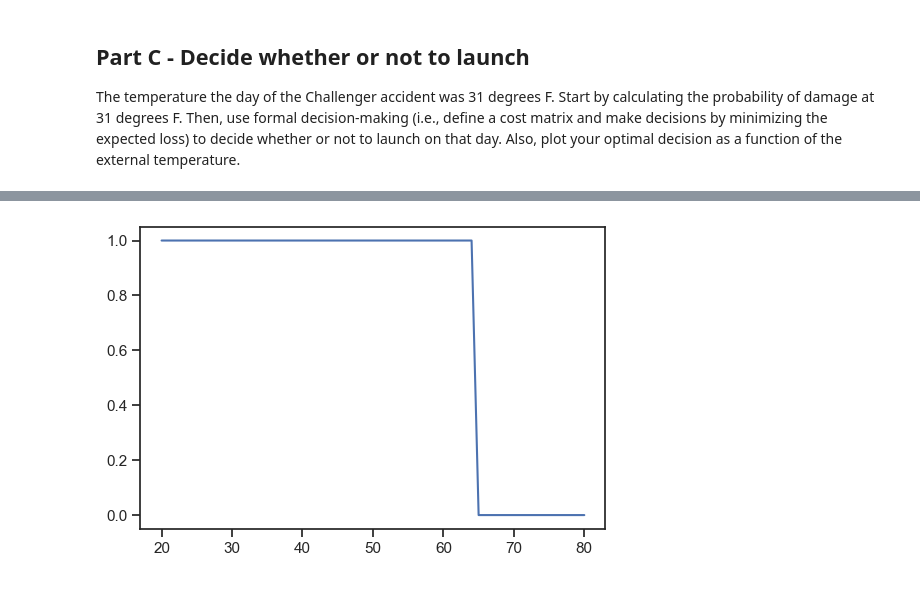
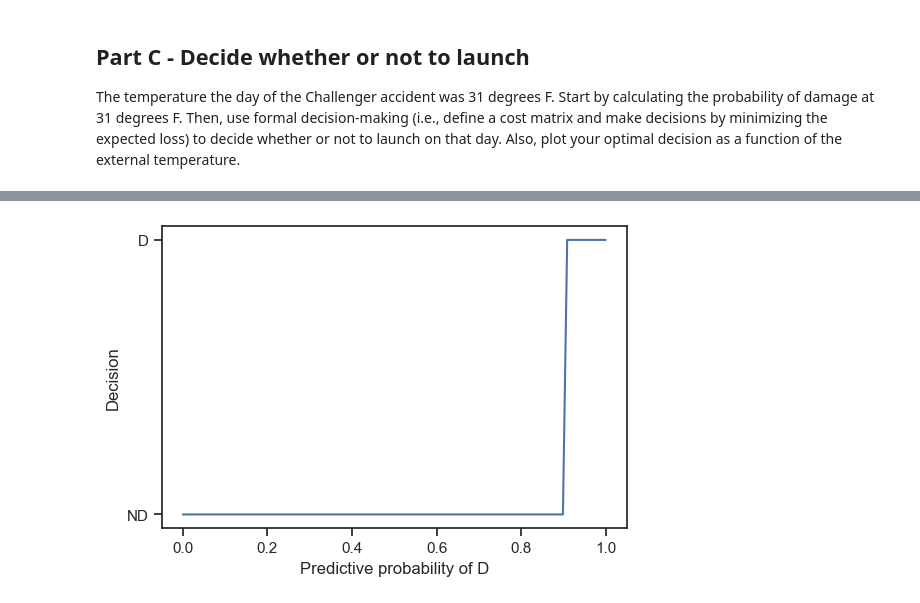
Before and after one commit to flavio-nardi/data-analytics-se, a Jupyter notebook: lecturebook/homework/homework-04.ipynb, the cells around one changed output, grey strips where cells are left out. Drawn from its saved outputs; the diff is of its cells as text; code cells hidden in the pictures.

```diff
--- a/lecturebook/homework/homework-04.ipynb
+++ b/lecturebook/homework/homework-04.ipynb
@@ -1182,4 +1194,21 @@ array([[3.044e-05, 1.000e+00],
-# %%
-plt.plot(xx, y_pred);
-# %% [output]
-[figure, removed]
+# %%
+cost_matrix = np.array(
+    [
+        [0.0, 1.0],
+        [10.0, 0.0]
+    ]
+)
+
+fig, ax = plt.subplots()
+pD = np.linspace(0, 1, 100)
+pND = 1.0 - pD
+probs = np.hstack([pND[:, None], pD[:, None]])
+exp_cost = np.einsum('ij,kj->ki', cost_matrix, probs)
+decision_idx = np.argmin(exp_cost, axis=1)
+ax.plot(pD, decision_idx)
+ax.set_yticks([0, 1])
+ax.set_yticklabels(['ND', 'D'])
+ax.set_ylabel('Decision')
+ax.set_xlabel('Predictive probability of D');
+# %% [output]
+[figure, added]
```
Also changed, not shown: parts of 46 cells of this notebook.
